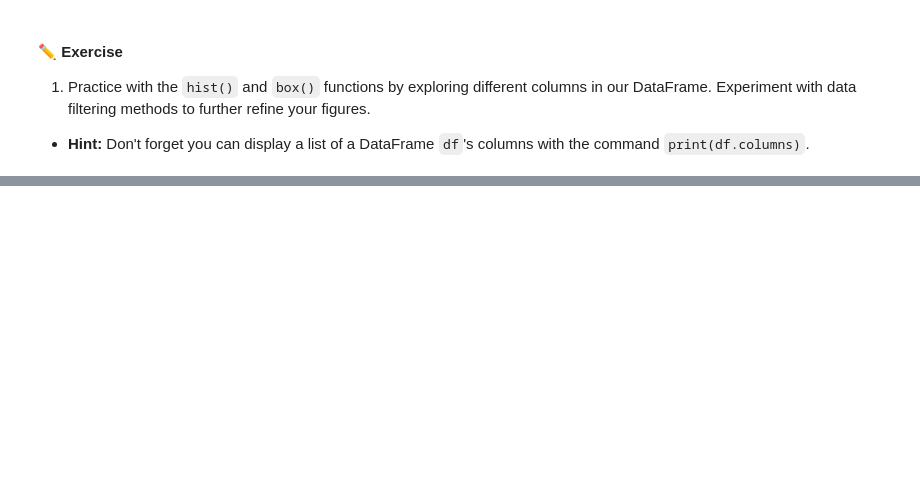
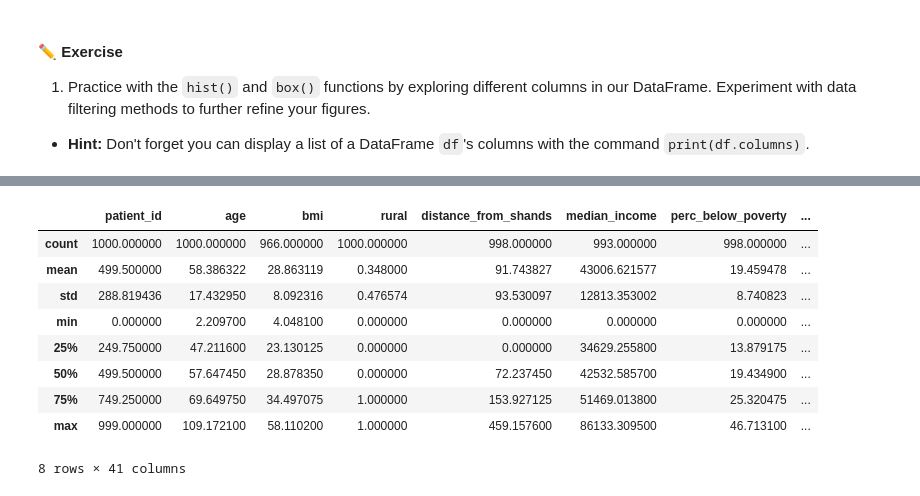
Before and after one commit to carolinahorey/bme3053c, a Jupyter notebook: lessons-solved/04_Pandas.ipynb, the cells around one changed output, grey strips where cells are left out. Saved outputs shown, nothing was run; the diff lists cells and outputs as text; code cells hidden in the pictures; blank space fills up the shorter version.

```diff
--- a/lessons-solved/04_Pandas.ipynb
+++ b/lessons-solved/04_Pandas.ipynb
@@ -619,0 +636,13 @@ dtype: object
+# %%
+patient_df.describe()
+# %% [output]
+|  | patient_id | age | bmi | rural | distance_from_shands | median_income | perc_below_poverty | ... |
+| count | 1000.000000 | 1000.000000 | 966.000000 | 1000.000000 | 998.000000 | 993.000000 | 998.000000 | ... |
+| mean | 499.500000 | 58.386322 | 28.863119 | 0.348000 | 91.743827 | 43006.621577 | 19.459478 | ... |
+| std | 288.819436 | 17.432950 | 8.092316 | 0.476574 | 93.530097 | 12813.353002 | 8.740823 | ... |
+| min | 0.000000 | 2.209700 | 4.048100 | 0.000000 | 0.000000 | 0.000000 | 0.000000 | ... |
+| 25% | 249.750000 | 47.211600 | 23.130125 | 0.000000 | 0.000000 | 34629.255800 | 13.879175 | ... |
+| 50% | 499.500000 | 57.647450 | 28.878350 | 0.000000 | 72.237450 | 42532.585700 | 19.434900 | ... |
+| 75% | 749.250000 | 69.649750 | 34.497075 | 1.000000 | 153.927125 | 51469.013800 | 25.320475 | ... |
+| max | 999.000000 | 109.172100 | 58.110200 | 1.000000 | 459.157600 | 86133.309500 | 46.713100 | ... |
+8 rows × 41 columns
```
Also changed, not shown: parts of 3 cells of this notebook.
